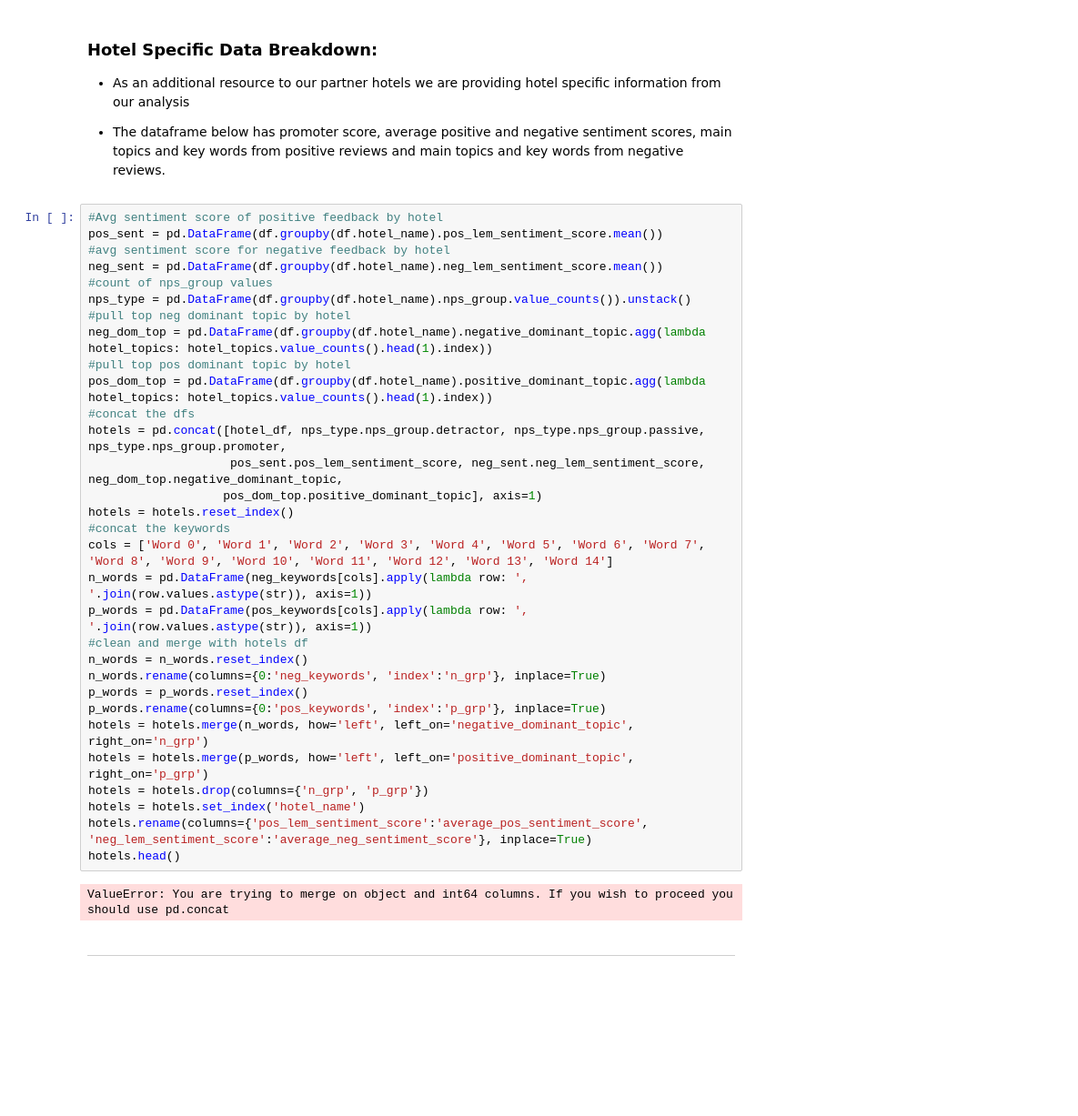
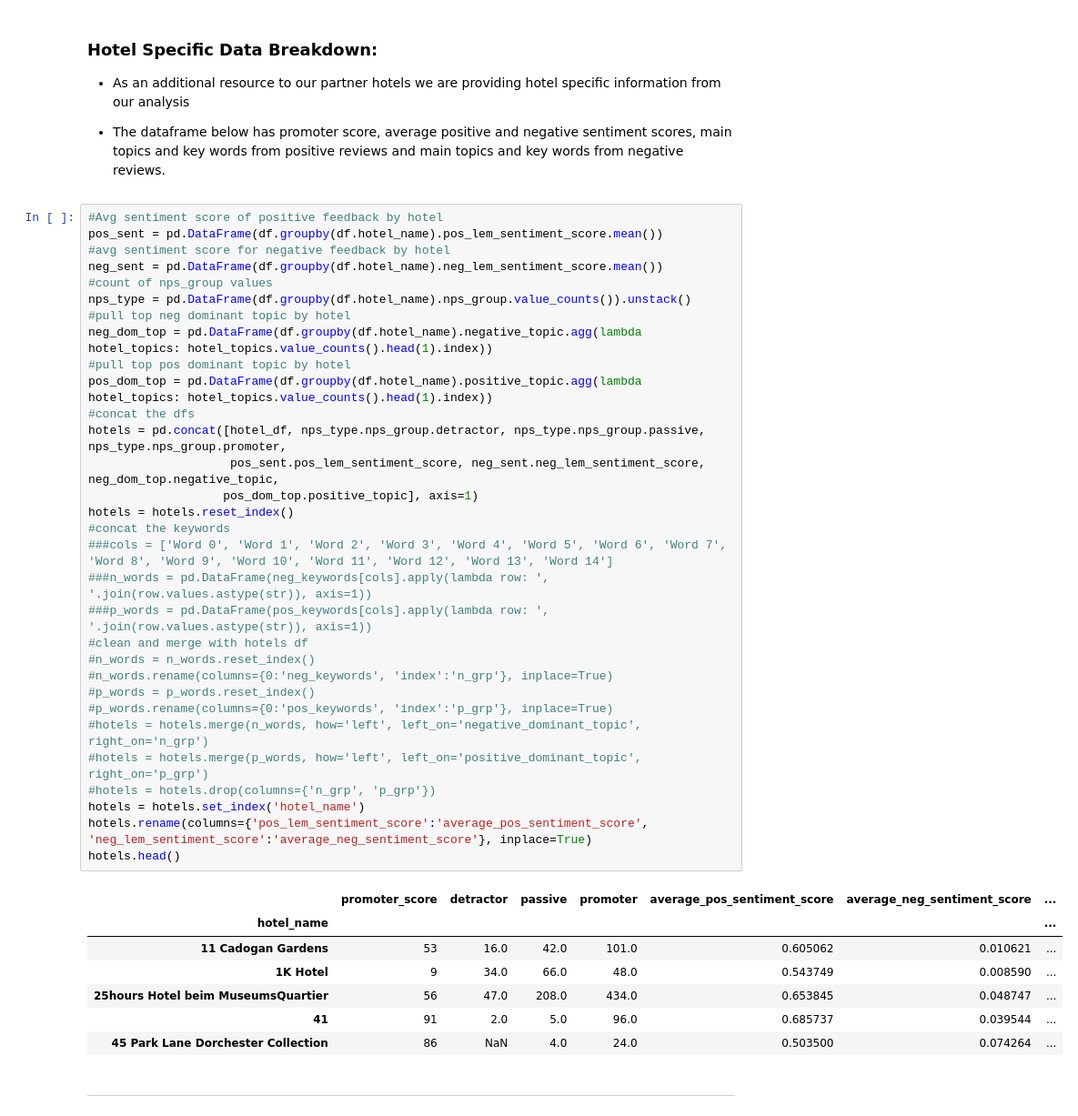
Before and after one commit to InPersonAnalysis/customer_review_capston, a Jupyter notebook: final_notebook.ipynb, the cells around one changed output. Shown at 91% size. Cells and saved outputs as stored; diff of their text form; blank space fills up the shorter version.

```diff
--- a/final_notebook.ipynb
+++ b/final_notebook.ipynb
@@ -718,36 +718,42 @@ Text(0.5, 1.0, 'Negative Review Topics vs. Largest Customer Subgroups')
 # %%
 #Avg sentiment score of positive feedback by hotel
 pos_sent = pd.DataFrame(df.groupby(df.hotel_name).pos_lem_sentiment_score.mean())
 #avg sentiment score for negative feedback by hotel
 neg_sent = pd.DataFrame(df.groupby(df.hotel_name).neg_lem_sentiment_score.mean())
 #count of nps_group values
 nps_type = pd.DataFrame(df.groupby(df.hotel_name).nps_group.value_counts()).unstack()
 #pull top neg dominant topic by hotel
-neg_dom_top = pd.DataFrame(df.groupby(df.hotel_name).negative_dominant_topic.agg(lambda hotel_topics: hotel_topics.value_counts().head(1).index))
+neg_dom_top = pd.DataFrame(df.groupby(df.hotel_name).negative_topic.agg(lambda hotel_topics: hotel_topics.value_counts().head(1).index))
 #pull top pos dominant topic by hotel
-pos_dom_top = pd.DataFrame(df.groupby(df.hotel_name).positive_dominant_topic.agg(lambda hotel_topics: hotel_topics.value_counts().head(1).index))
+pos_dom_top = pd.DataFrame(df.groupby(df.hotel_name).positive_topic.agg(lambda hotel_topics: hotel_topics.value_counts().head(1).index))
 #concat the dfs
 hotels = pd.concat([hotel_df, nps_type.nps_group.detractor, nps_type.nps_group.passive, nps_type.nps_group.promoter,
-                    pos_sent.pos_lem_sentiment_score, neg_sent.neg_lem_sentiment_score, neg_dom_top.negative_dominant_topic,
-                   pos_dom_top.positive_dominant_topic], axis=1)
+                    pos_sent.pos_lem_sentiment_score, neg_sent.neg_lem_sentiment_score, neg_dom_top.negative_topic,
+                   pos_dom_top.positive_topic], axis=1)
 hotels = hotels.reset_index()
 #concat the keywords
-cols = ['Word 0', 'Word 1', 'Word 2', 'Word 3', 'Word 4', 'Word 5', 'Word 6', 'Word 7', 'Word 8', 'Word 9', 'Word 10', 'Word 11', 'Word 12', 'Word 13', 'Word 14']
-n_words = pd.DataFrame(neg_keywords[cols].apply(lambda row: ', '.join(row.values.astype(str)), axis=1))
-p_words = pd.DataFrame(pos_keywords[cols].apply(lambda row: ', '.join(row.values.astype(str)), axis=1))
+###cols = ['Word 0', 'Word 1', 'Word 2', 'Word 3', 'Word 4', 'Word 5', 'Word 6', 'Word 7', 'Word 8', 'Word 9', 'Word 10', 'Word 11', 'Word 12', 'Word 13', 'Word 14']
+###n_words = pd.DataFrame(neg_keywords[cols].apply(lambda row: ', '.join(row.values.astype(str)), axis=1))
+###p_words = pd.DataFrame(pos_keywords[cols].apply(lambda row: ', '.join(row.values.astype(str)), axis=1))
 #clean and merge with hotels df
-n_words = n_words.reset_index()
-n_words.rename(columns={0:'neg_keywords', 'index':'n_grp'}, inplace=True)
-p_words = p_words.reset_index()
-p_words.rename(columns={0:'pos_keywords', 'index':'p_grp'}, inplace=True)
-hotels = hotels.merge(n_words, how='left', left_on='negative_dominant_topic', right_on='n_grp')
-hotels = hotels.merge(p_words, how='left', left_on='positive_dominant_topic', right_on='p_grp')
-hotels = hotels.drop(columns={'n_grp', 'p_grp'})
+#n_words = n_words.reset_index()
+#n_words.rename(columns={0:'neg_keywords', 'index':'n_grp'}, inplace=True)
+#p_words = p_words.reset_index()
+#p_words.rename(columns={0:'pos_keywords', 'index':'p_grp'}, inplace=True)
+#hotels = hotels.merge(n_words, how='left', left_on='negative_dominant_topic', right_on='n_grp')
+#hotels = hotels.merge(p_words, how='left', left_on='positive_dominant_topic', right_on='p_grp')
+#hotels = hotels.drop(columns={'n_grp', 'p_grp'})
 hotels = hotels.set_index('hotel_name')
 hotels.rename(columns={'pos_lem_sentiment_score':'average_pos_sentiment_score', 'neg_lem_sentiment_score':'average_neg_sentiment_score'}, inplace=True)
 hotels.head()
 # %% [output]
-ValueError: You are trying to merge on object and int64 columns. If you wish to proceed you should use pd.concat
+|  | promoter_score | detractor | passive | promoter | average_pos_sentiment_score | average_neg_sentiment_score | ... |
+| hotel_name |  |  |  |  |  |  | ... |
+| 11 Cadogan Gardens | 53 | 16.0 | 42.0 | 101.0 | 0.605062 | 0.010621 | ... |
+| 1K Hotel | 9 | 34.0 | 66.0 | 48.0 | 0.543749 | 0.008590 | ... |
+| 25hours Hotel beim MuseumsQuartier | 56 | 47.0 | 208.0 | 434.0 | 0.653845 | 0.048747 | ... |
+| 41 | 91 | 2.0 | 5.0 | 96.0 | 0.685737 | 0.039544 | ... |
+| 45 Park Lane Dorchester Collection | 86 | NaN | 4.0 | 24.0 | 0.503500 | 0.074264 | ... |
 # %% [markdown]
 ---
 # %% [markdown]
```
